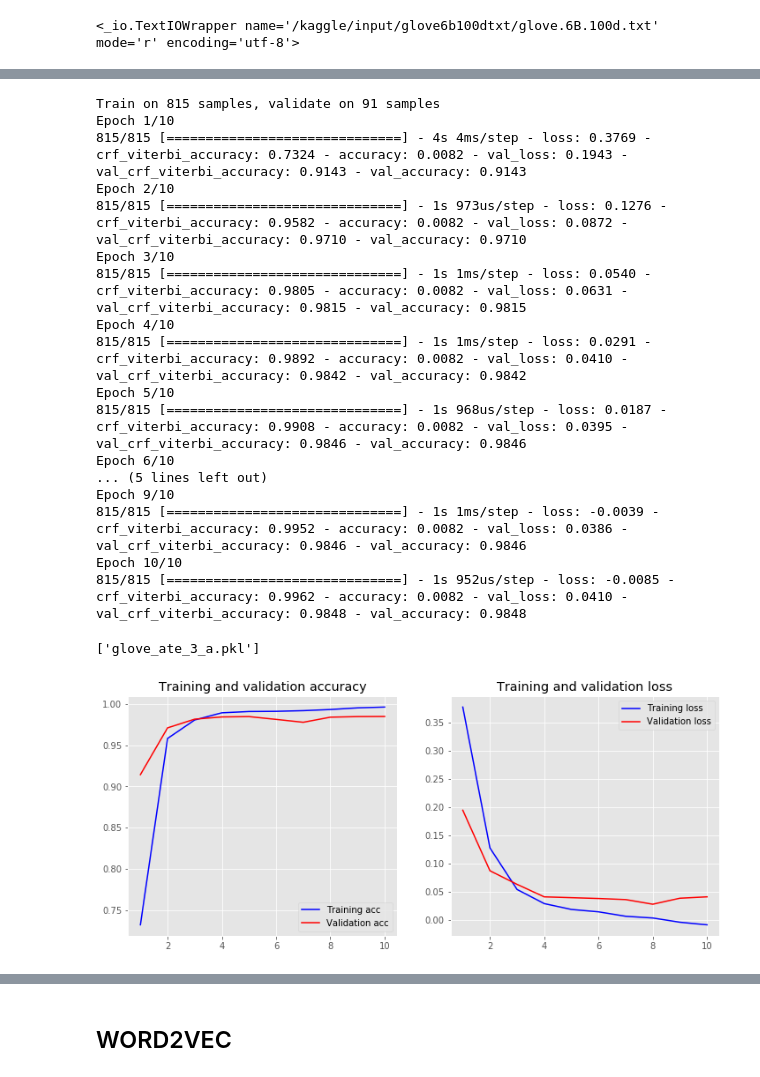
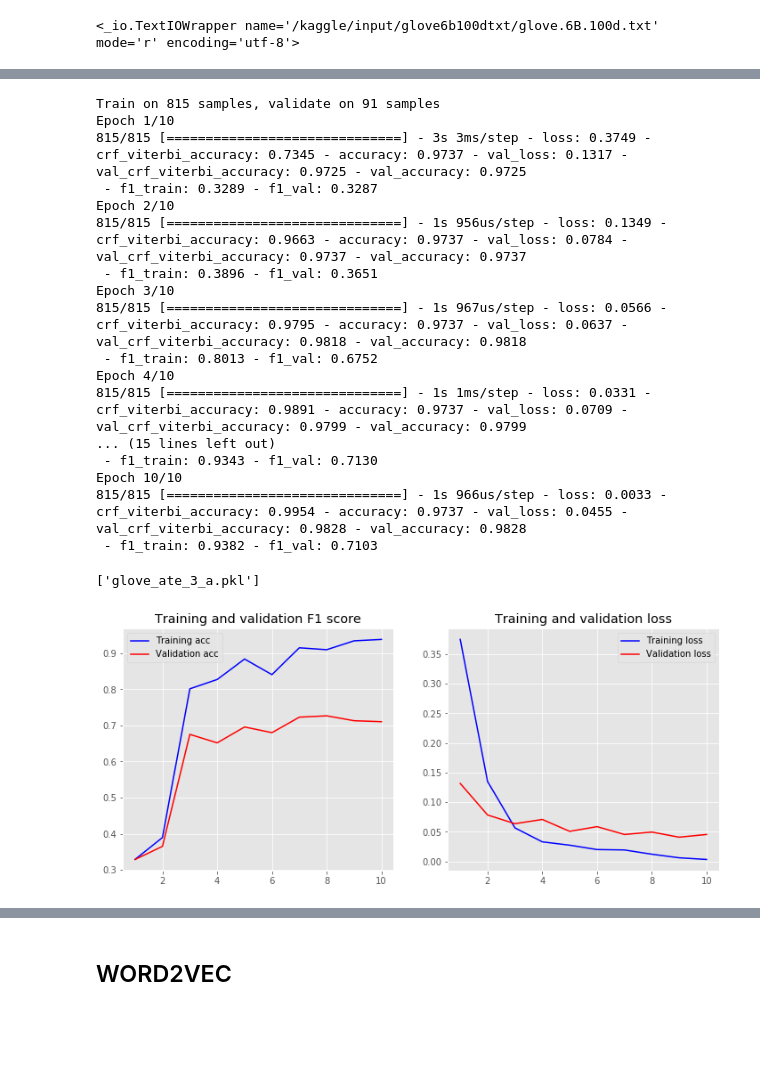
Before and after one commit to Prakhar-Gupta-03/NLP-Assignments, a Jupyter notebook: A2/ate-bilstm-task3.ipynb, the cells around one changed output, grey strips where cells are left out. Cells and saved outputs as stored; diff of their text form; code cells hidden in the pictures; blank space fills up the shorter version.

```diff
--- a/A2/ate-bilstm-task3.ipynb
+++ b/A2/ate-bilstm-task3.ipynb
@@ -8,8 +72,9 @@ import string
 
 # data = pd.read_csv("/kaggle/input/dsets-t3/train.csv")
 # test_data = pd.read_csv("/kaggle/input/dsets-t3/test.csv")
-test_data = pd.read_csv("/kaggle/input/dsets-t3/ate_test.csv")
-data = pd.read_csv("/kaggle/input/dsets-t3/ate_train.csv")
+test_data = pd.read_csv("/kaggle/working/ate_test.csv")
+data = pd.read_csv("/kaggle/working/ate_train.csv")
+val_data = pd.read_csv("/kaggle/working/ate_val.csv")
 # print(len(data))
 words = []
 # %%
@@ -69,6 +134,9 @@ sentences = getter.sentences
 test_getter = SentenceGetter(test_data)
 test_sentences = test_getter.sentences
 print(len(test_sentences),len(sentences))
+
+val_getter = SentenceGetter(val_data)
+val_sentences = test_getter.sentences
 # %% [output]
 328 906
 # %%
@@ -119,6 +187,17 @@ print(len(y_test))
 y_test = pad_sequences(maxlen=maxlen, sequences=y_test, padding="post", value=tag2idx["O"])
 y_test = [to_categorical(i, num_classes=n_tags) for i in y_test]
 print(len(y_test))
+
+
+X_val = [[word2idx[w[0]] for w in s] for s in val_sentences]
+print(len(X_val))
+X_val = pad_sequences(maxlen=maxlen, sequences=X_val, padding="post",value=n_words - 1)
+
+y_val = [[tag2idx[w[1]] for w in s] for s in val_sentences]
+print(len(y_val))
+y_val = pad_sequences(maxlen=maxlen, sequences=y_val, padding="post", value=tag2idx["O"])
+y_val = [to_categorical(i, num_classes=n_tags) for i in y_val]
+print(len(y_test))
 # Split train and test data
 # X_train, X_test, y_train, y_test = train_test_split(X, y, test_size=0.2)
 
@@ -245,7 +391,7 @@ model.compile(optimizer=adam, loss=crf.loss_function, metrics=[crf.accuracy, 'ac
 
 
 # Fit the best model
-history = model.fit(X_train, np.array(y_train), batch_size=256, epochs=10, validation_split=0.1, verbose=1)
+history = model.fit(X_train, np.array(y_train), batch_size=256, epochs=10, validation_split=0.1, verbose=1,callbacks=[f1_callback])
 
 import joblib
 
@@ -255,48 +401,48 @@ joblib.dump(model, "glove_ate_3_a.pkl")
 # %% [output]
 Train on 815 samples, validate on 91 samples
 Epoch 1/10
-815/815 [==============================] - 4s 4ms/step - loss: 0.3769 - crf_viterbi_accuracy: 0.7324 - accuracy: 0.0082 - val_loss: 0.1943 - val_crf_viterbi_accuracy: 0.9143 - val_accuracy: 0.9143
+815/815 [==============================] - 3s 3ms/step - loss: 0.3749 - crf_viterbi_accuracy: 0.7345 - accuracy: 0.9737 - val_loss: 0.1317 - val_crf_viterbi_accuracy: 0.9725 - val_accuracy: 0.9725
+ - f1_train: 0.3289 - f1_val: 0.3287
 Epoch 2/10
-815/815 [==============================] - 1s 973us/step - loss: 0.1276 - crf_viterbi_accuracy: 0.9582 - accuracy: 0.0082 - val_loss: 0.0872 - val_crf_viterbi_accuracy: 0.9710 - val_accuracy: 0.9710
+815/815 [==============================] - 1s 956us/step - loss: 0.1349 - crf_viterbi_accuracy: 0.9663 - accuracy: 0.9737 - val_loss: 0.0784 - val_crf_viterbi_accuracy: 0.9737 - val_accuracy: 0.9737
+ - f1_train: 0.3896 - f1_val: 0.3651
 Epoch 3/10
-815/815 [==============================] - 1s 1ms/step - loss: 0.0540 - crf_viterbi_accuracy: 0.9805 - accuracy: 0.0082 - val_loss: 0.0631 - val_crf_viterbi_accuracy: 0.9815 - val_accuracy: 0.9815
+815/815 [==============================] - 1s 967us/step - loss: 0.0566 - crf_viterbi_accuracy: 0.9795 - accuracy: 0.9737 - val_loss: 0.0637 - val_crf_viterbi_accuracy: 0.9818 - val_accuracy: 0.9818
+ - f1_train: 0.8013 - f1_val: 0.6752
 Epoch 4/10
-815/815 [==============================] - 1s 1ms/step - loss: 0.0291 - crf_viterbi_accuracy: 0.9892 - accuracy: 0.0082 - val_loss: 0.0410 - val_crf_viterbi_accuracy: 0.9842 - val_accuracy: 0.9842
-Epoch 5/10
-815/815 [==============================] - 1s 968us/step - loss: 0.0187 - crf_viterbi_accuracy: 0.9908 - accuracy: 0.0082 - val_loss: 0.0395 - val_crf_viterbi_accuracy: 0.9846 - val_accuracy: 0.9846
-Epoch 6/10
-... (5 lines left out)
-Epoch 9/10
-815/815 [==============================] - 1s 1ms/step - loss: -0.0039 - crf_viterbi_accuracy: 0.9952 - accuracy: 0.0082 - val_loss: 0.0386 - val_crf_viterbi_accuracy: 0.9846 - val_accuracy: 0.9846
+815/815 [==============================] - 1s 1ms/step - loss: 0.0331 - crf_viterbi_accuracy: 0.9891 - accuracy: 0.9737 - val_loss: 0.0709 - val_crf_viterbi_accuracy: 0.9799 - val_accuracy: 0.9799
+... (15 lines left out)
+ - f1_train: 0.9343 - f1_val: 0.7130
 Epoch 10/10
-815/815 [==============================] - 1s 952us/step - loss: -0.0085 - crf_viterbi_accuracy: 0.9962 - accuracy: 0.0082 - val_loss: 0.0410 - val_crf_viterbi_accuracy: 0.9848 - val_accuracy: 0.9848
+815/815 [==============================] - 1s 966us/step - loss: 0.0033 - crf_viterbi_accuracy: 0.9954 - accuracy: 0.9737 - val_loss: 0.0455 - val_crf_viterbi_accuracy: 0.9828 - val_accuracy: 0.9828
+ - f1_train: 0.9382 - f1_val: 0.7103
 ['glove_ate_3_a.pkl']
 # %%
 plt.style.use('ggplot')
 
 def plot_history(history):
-    accuracy = history.history['crf_viterbi_accuracy']
-    val_accuracy = history.history['val_crf_viterbi_accuracy']
+    accuracy = history.history['f1_score_train']
+    val_accuracy = history.history['f1_score_val']
     loss = history.history['loss']
     val_loss = history.history['val_loss']
     x = range(1, len(accuracy) + 1)
 
     plt.figure(figsize=(12, 5))
     plt.subplot(1, 2, 1)
 
     plt.plot(x, accuracy, 'b', label='Training acc')
     plt.plot(x, val_accuracy, 'r', label='Validation acc')
-    plt.title('Training and validation accuracy')
+    plt.title('Training and validation F1 score')
     plt.legend()
     plt.subplot(1, 2, 2)
     plt.plot(x, loss, 'b', label='Training loss')
     plt.plot(x, val_loss, 'r', label='Validation loss')
     plt.title('Training and validation loss')
     plt.legend()
 
 plot_history(history)
 # %% [output]
-[figure, old version]
+[figure, new version]
 # %%
 def pred2label(pred):
     out = []
```
Also changed, not shown: parts of 13 cells of this notebook.
